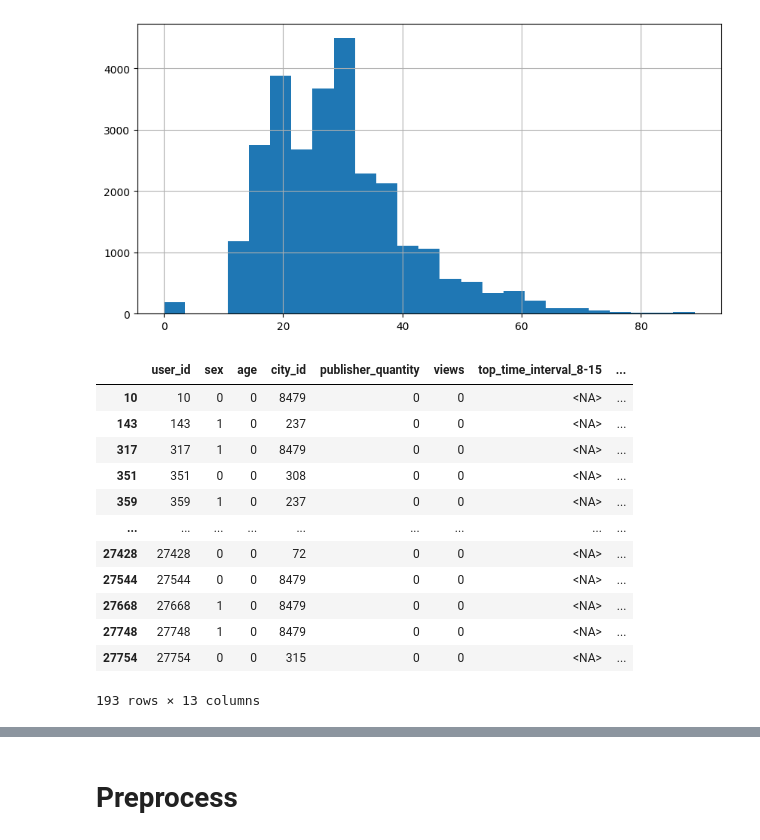
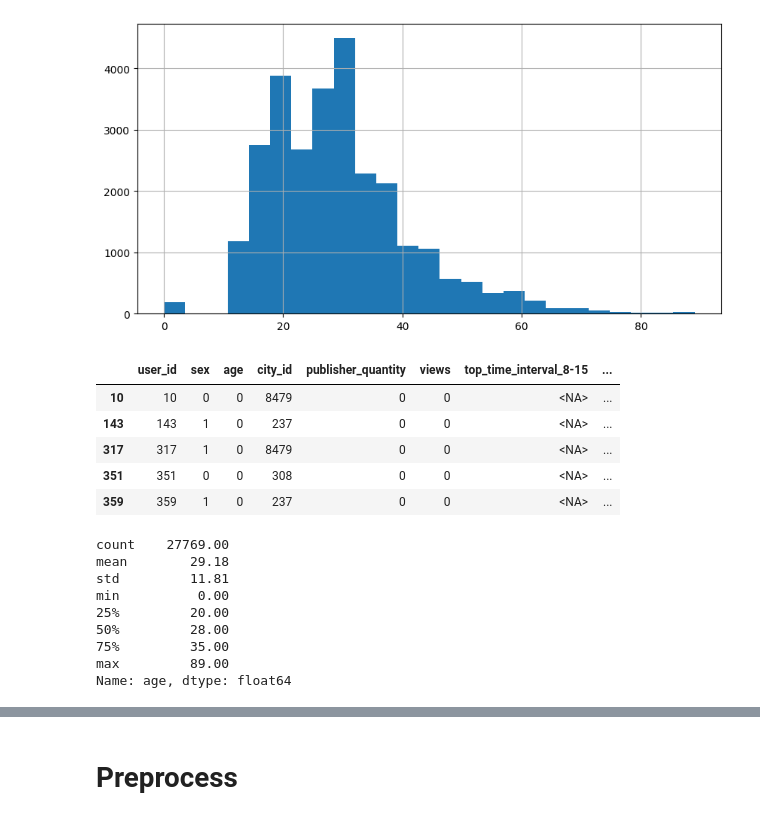
Before and after one commit to EgorChernov5/VILLKA, a Jupyter notebook: notebooks/preprocessing.ipynb, the cells around one changed output, grey strips where cells are left out. Saved outputs shown, nothing was run; the diff lists cells and outputs as text; code cells hidden in the pictures.

```diff
--- a/notebooks/preprocessing.ipynb
+++ b/notebooks/preprocessing.ipynb
@@ -379,7 +70,0 @@ round(none_age_users[["len_hours", "len_publishers"]].describe(), 2)
-# %%
-# Берем людей кто использует 1-3 площадки и смотрит рекламу меньше 25 раз за два месяца
-# full_age_users["len_hours"] = full_age_users["hours"].apply(lambda x: len(x))
-# full_age_users["len_publishers"] = full_age_users["publishers"].apply(lambda x: len(x))
-
-mask = ((full_age_users["len_hours"] < 25) & (full_age_users["len_publishers"] <= 3))
-full_age_users_subset = full_age_users[mask]
@@ -403,20 +70,0 @@ full_age_users_subset["age"].hist(bins=20)
-# %%
-# Заполняем пропущенные значения Age
-add_user_ds = user_ds.copy()
-
-mask = (add_user_ds["age"] == 0)
-# 1 - с помощью среднего по всему датасету
-# add_user_ds.loc[mask, "age"] = int(np.mean(add_user_ds[add_user_ds["age"] != 0]["age"]))
-
-# 2 - с помощью среднего по выборке (из графика выше взял число имперически)
-# add_user_ds.loc[mask, "age"] = 25
-
-# 3 - с помощью косинусной схожести
-new_ages = []
-for i, row in tqdm(none_age_users.iterrows(), total=len(none_age_users)):
-    sims = cosine_similarity([row[["sex", "city_id", "len_hours", "len_publishers"]]], full_age_users[["sex", "city_id", "len_hours", "len_publishers"]])
-    sims = [True if sim == np.max(sims) else False for sim in sims[0]]
-    age = int(np.mean(full_age_users.loc[sims, "age"]))
-    new_ages.append(age)
-
-add_user_ds.loc[mask, "age"] = new_ages
@@ -886,18 +510,23 @@ mask = с_add_user_ds['user_id'].isin(c_add_user_ds_subset['user_id'])
 <Axes: >
 [figure]
 # %%
-с_add_user_ds[с_add_user_ds["age"] == 0]
+с_add_user_ds[с_add_user_ds["age"] == 0].head()
 # %% [output]
 |  | user_id | sex | age | city_id | publisher_quantity | views | top_time_interval_8-15 | ... |
 | 10 | 10 | 0 | 0 | 8479 | 0 | 0 | <NA> | ... |
 | 143 | 143 | 1 | 0 | 237 | 0 | 0 | <NA> | ... |
 | 317 | 317 | 1 | 0 | 8479 | 0 | 0 | <NA> | ... |
 | 351 | 351 | 0 | 0 | 308 | 0 | 0 | <NA> | ... |
 | 359 | 359 | 1 | 0 | 237 | 0 | 0 | <NA> | ... |
-| ... | ... | ... | ... | ... | ... | ... | ... | ... |
-| 27428 | 27428 | 0 | 0 | 72 | 0 | 0 | <NA> | ... |
-| 27544 | 27544 | 0 | 0 | 8479 | 0 | 0 | <NA> | ... |
-| 27668 | 27668 | 1 | 0 | 8479 | 0 | 0 | <NA> | ... |
-| 27748 | 27748 | 1 | 0 | 8479 | 0 | 0 | <NA> | ... |
-| 27754 | 27754 | 0 | 0 | 315 | 0 | 0 | <NA> | ... |
-193 rows × 13 columns
+# %%
+round(с_add_user_ds["age"].describe(), 2)
+# %% [output]
+count    27769.00
+mean        29.18
+std         11.81
+min          0.00
+25%         20.00
+50%         28.00
+75%         35.00
+max         89.00
+Name: age, dtype: float64
```
Also changed, not shown: parts of 63 cells of this notebook.
